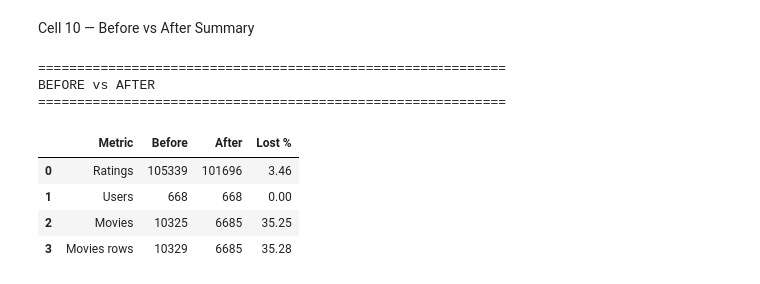
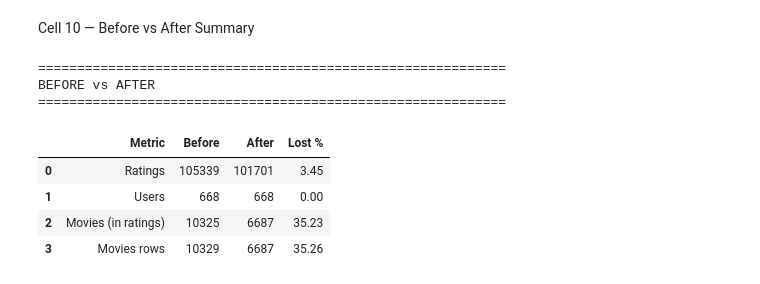
Before and after one commit to malakbzd/Movie-recommendation-system, a Jupyter notebook: Backend/notebooks/01_data_cleaning.ipynb, the cells around one changed output. Drawn from its saved outputs; the diff is of its cells as text; code cells hidden in the pictures.

```diff
--- a/Backend/notebooks/01_data_cleaning.ipynb
+++ b/Backend/notebooks/01_data_cleaning.ipynb
@@ -313,0 +295,35 @@ Final Movies : 6685 rows
+# %%
+print("\n" + "=" * 60)
+print("FILTERING")
+print("=" * 60)
+
+MIN_USER_RATINGS = 2
+MIN_MOVIE_RATINGS = 2
+
+before_users = ratings['userId'].nunique()
+before_movies = ratings['movieId'].nunique()
+
+# Filter until stable: removing movies can push a user below the threshold
+# (and vice-versa), so a single pass does not guarantee the thresholds hold.
+n_passes = 0
+while True:
+    n_passes += 1
+    n_before = len(ratings)
+
+    user_counts = ratings['userId'].value_counts()
+    ratings = ratings[ratings['userId'].map(user_counts) >= MIN_USER_RATINGS]
+
+    movie_counts = ratings['movieId'].value_counts()
+    ratings = ratings[ratings['movieId'].map(movie_counts) >= MIN_MOVIE_RATINGS]
+
+    if len(ratings) == n_before:
+        break
+
+ratings = ratings.reset_index(drop=True)
+movies = movies[movies['movieId'].isin(set(ratings['movieId']))].reset_index(drop=True)
+
+print(f"Filtering converged after {n_passes} pass(es)")
+print(f"Users : {before_users} -> {ratings['userId'].nunique()}")
+print(f"Movies: {before_movies} -> {ratings['movieId'].nunique()}")
+print(f"Final Ratings: {len(ratings)} rows")
+print(f"Final Movies : {len(movies)} rows")
@@ -423,33 +472,33 @@ Cell 10 — Before vs After Summary
 # %%
 print("\n" + "=" * 60)
 print("BEFORE vs AFTER")
 print("=" * 60)
 
 summary = pd.DataFrame({
-    'Metric': ['Ratings', 'Users', 'Movies', 'Movies rows'],
+    'Metric': ['Ratings', 'Users', 'Movies (in ratings)', 'Movies rows'],
     'Before': [
         len(ratings_raw),
         ratings_raw['userId'].nunique(),
         ratings_raw['movieId'].nunique(),
         len(movies_raw),
     ],
     'After': [
         len(ratings),
         ratings['userId'].nunique(),
         ratings['movieId'].nunique(),
         len(movies),
     ],
 })
 summary['Lost %'] = (
     (summary['Before'] - summary['After']) / summary['Before'] * 100
 ).round(2)
 display(summary)
 # %% [output]
 ============================================================
 BEFORE vs AFTER
 ============================================================
 |  | Metric | Before | After | Lost % |
-| 0 | Ratings | 105339 | 101696 | 3.46 |
+| 0 | Ratings | 105339 | 101701 | 3.45 |
 | 1 | Users | 668 | 668 | 0.00 |
-| 2 | Movies | 10325 | 6685 | 35.25 |
-| 3 | Movies rows | 10329 | 6685 | 35.28 |
+| 2 | Movies (in ratings) | 10325 | 6687 | 35.23 |
+| 3 | Movies rows | 10329 | 6687 | 35.26 |
```
Also changed, not shown: parts of 8 cells of this notebook, 6 other files.
